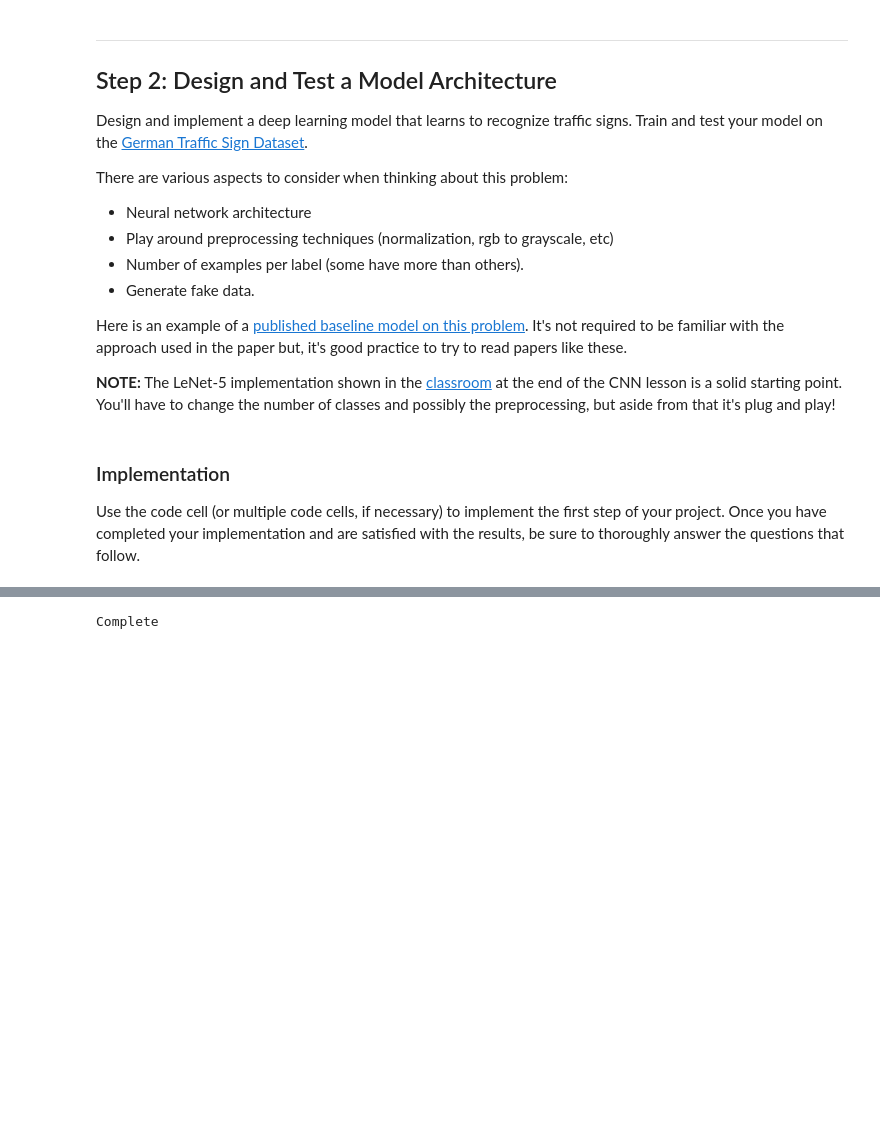
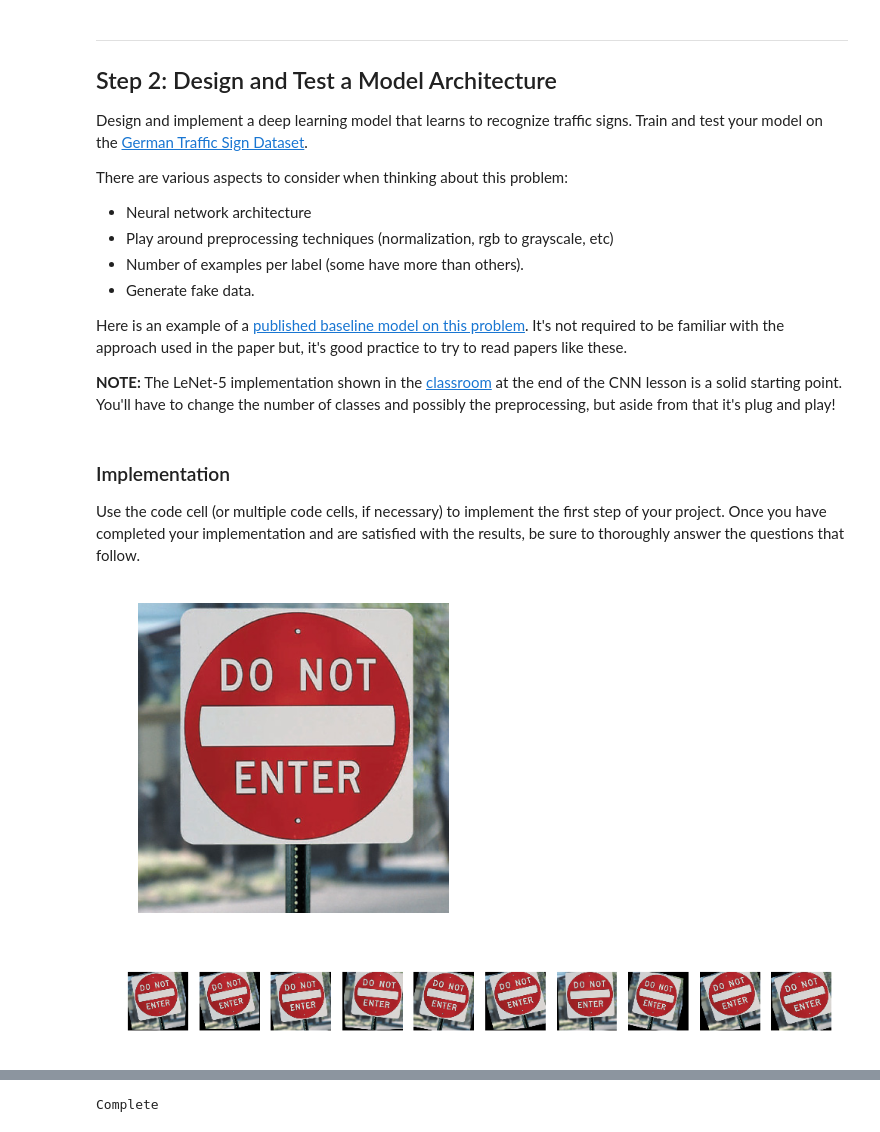
Before and after one commit to anthony-chaudhary/self-driving-car-nanodegree-nd013, a Jupyter notebook: CarND-Traffic-Sign-Classifier-Project-master/Traffic_Sign_Classifier.ipynb, the cells around one changed output, grey strips where cells are left out. Saved outputs shown, nothing was run; the diff lists cells and outputs as text; code cells hidden in the pictures; blank space fills up the shorter version.

```diff
--- a/CarND-Traffic-Sign-Classifier-Project-master/Traffic_Sign_Classifier.ipynb
+++ b/CarND-Traffic-Sign-Classifier-Project-master/Traffic_Sign_Classifier.ipynb
@@ -118,0 +174,28 @@ Use the code cell (or multiple code cells, if necessary) to implement the first
+# %%
+import matplotlib.gridspec as gridspec
+import matplotlib.image as mpimg
+
+image = mpimg.imread('extra-images/2.jpg')
+plt.imshow(image);
+plt.axis('off');
+plt.show()
+
+
+gs1 = gridspec.GridSpec(10, 10)
+gs1.update(wspace=0.01, hspace=0.02) # set the spacing between axes.
+plt.figure(figsize=(12,12))
+for i in range(10):
+    ax1 = plt.subplot(gs1[i])
+    ax1.set_xticklabels([])
+    ax1.set_yticklabels([])
+    ax1.set_aspect('equal')
+    img = transform_image(image,30,2,3)
+
+    plt.subplot(10,10,i+1)
+    plt.imshow(img)
+    plt.axis('off')
+
+plt.show()
+# %% [output]
+[figure, added]
+[figure, added]
```
Also changed, not shown: parts of 22 cells of this notebook, 4 other files.
